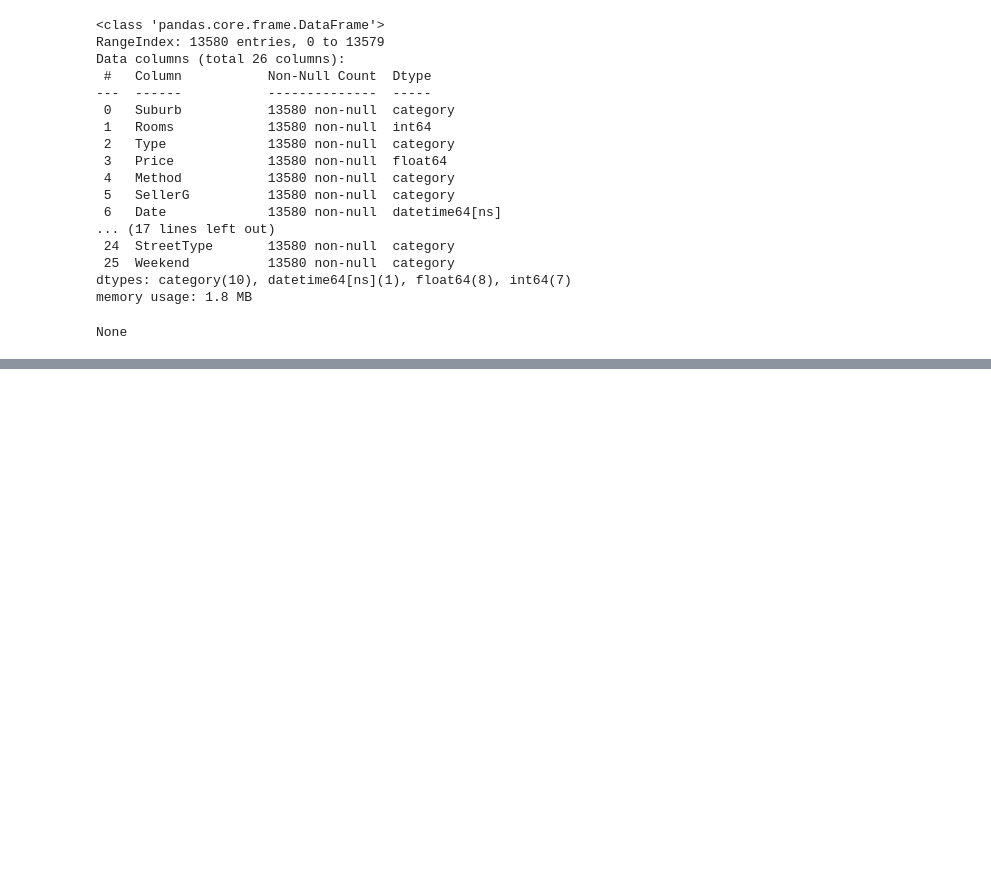
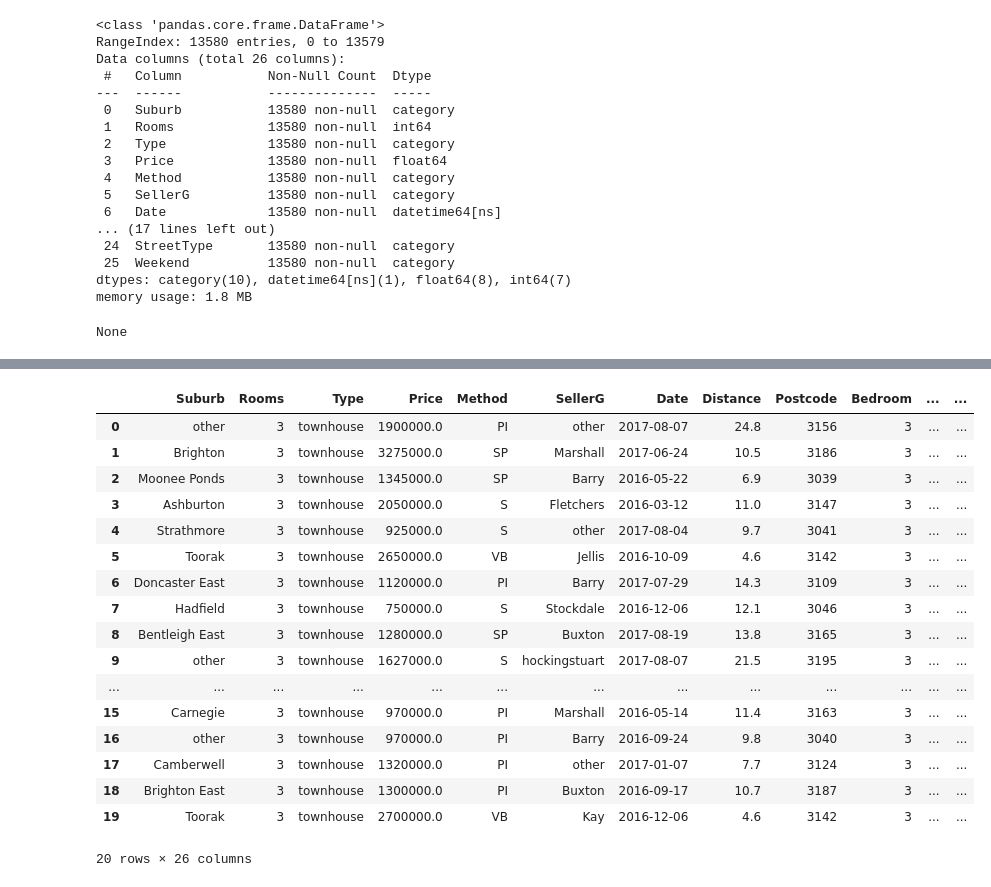
Before and after one commit to PavelALA/granit, a Jupyter notebook: DataScience/Блок1/Module Python12. Продвинутые методы работы с данными Pandas/Unit 2. Сортировка данных в DataFrame theory.ipynb, the cells around one changed output, grey strips where cells are left out. Drawn from its saved outputs; the diff is of its cells as text; code cells hidden in the pictures; blank space fills up the shorter version.

```diff
--- a/DataScience/Блок1/Module Python12. Продвинутые методы работы с данными Pandas/Unit 2. Сортировка данных в DataFrame theory.ipynb
+++ b/DataScience/Блок1/Module Python12. Продвинутые методы работы с данными Pandas/Unit 2. Сортировка данных в DataFrame theory.ipynb
@@ -112,0 +193,23 @@ None
+# %%
+mask11 = melb_df['Type'] == 'townhouse'
+mask12 = melb_df['Rooms']>2
+melb_df[mask11&mask12].sort_values(by=['Rooms','MeanRoomsSquare'],ascending=[True,False],ignore_index=True).head(20)
+# %% [output]
+|  | Suburb | Rooms | Type | Price | Method | SellerG | Date | Distance | Postcode | Bedroom | ... | ... |
+| 0 | other | 3 | townhouse | 1900000.0 | PI | other | 2017-08-07 | 24.8 | 3156 | 3 | ... | ... |
+| 1 | Brighton | 3 | townhouse | 3275000.0 | SP | Marshall | 2017-06-24 | 10.5 | 3186 | 3 | ... | ... |
+| 2 | Moonee Ponds | 3 | townhouse | 1345000.0 | SP | Barry | 2016-05-22 | 6.9 | 3039 | 3 | ... | ... |
+| 3 | Ashburton | 3 | townhouse | 2050000.0 | S | Fletchers | 2016-03-12 | 11.0 | 3147 | 3 | ... | ... |
+| 4 | Strathmore | 3 | townhouse | 925000.0 | S | other | 2017-08-04 | 9.7 | 3041 | 3 | ... | ... |
+| 5 | Toorak | 3 | townhouse | 2650000.0 | VB | Jellis | 2016-10-09 | 4.6 | 3142 | 3 | ... | ... |
+| 6 | Doncaster East | 3 | townhouse | 1120000.0 | PI | Barry | 2017-07-29 | 14.3 | 3109 | 3 | ... | ... |
+| 7 | Hadfield | 3 | townhouse | 750000.0 | S | Stockdale | 2016-12-06 | 12.1 | 3046 | 3 | ... | ... |
+| 8 | Bentleigh East | 3 | townhouse | 1280000.0 | SP | Buxton | 2017-08-19 | 13.8 | 3165 | 3 | ... | ... |
+| 9 | other | 3 | townhouse | 1627000.0 | S | hockingstuart | 2017-08-07 | 21.5 | 3195 | 3 | ... | ... |
+| ... | ... | ... | ... | ... | ... | ... | ... | ... | ... | ... | ... | ... |
+| 15 | Carnegie | 3 | townhouse | 970000.0 | PI | Marshall | 2016-05-14 | 11.4 | 3163 | 3 | ... | ... |
+| 16 | other | 3 | townhouse | 970000.0 | PI | Barry | 2016-09-24 | 9.8 | 3040 | 3 | ... | ... |
+| 17 | Camberwell | 3 | townhouse | 1320000.0 | PI | other | 2017-01-07 | 7.7 | 3124 | 3 | ... | ... |
+| 18 | Brighton East | 3 | townhouse | 1300000.0 | PI | Buxton | 2016-09-17 | 10.7 | 3187 | 3 | ... | ... |
+| 19 | Toorak | 3 | townhouse | 2700000.0 | VB | Kay | 2016-12-06 | 4.6 | 3142 | 3 | ... | ... |
+20 rows × 26 columns
```
Also changed, not shown: parts of 5 cells of this notebook, 21 other files.
